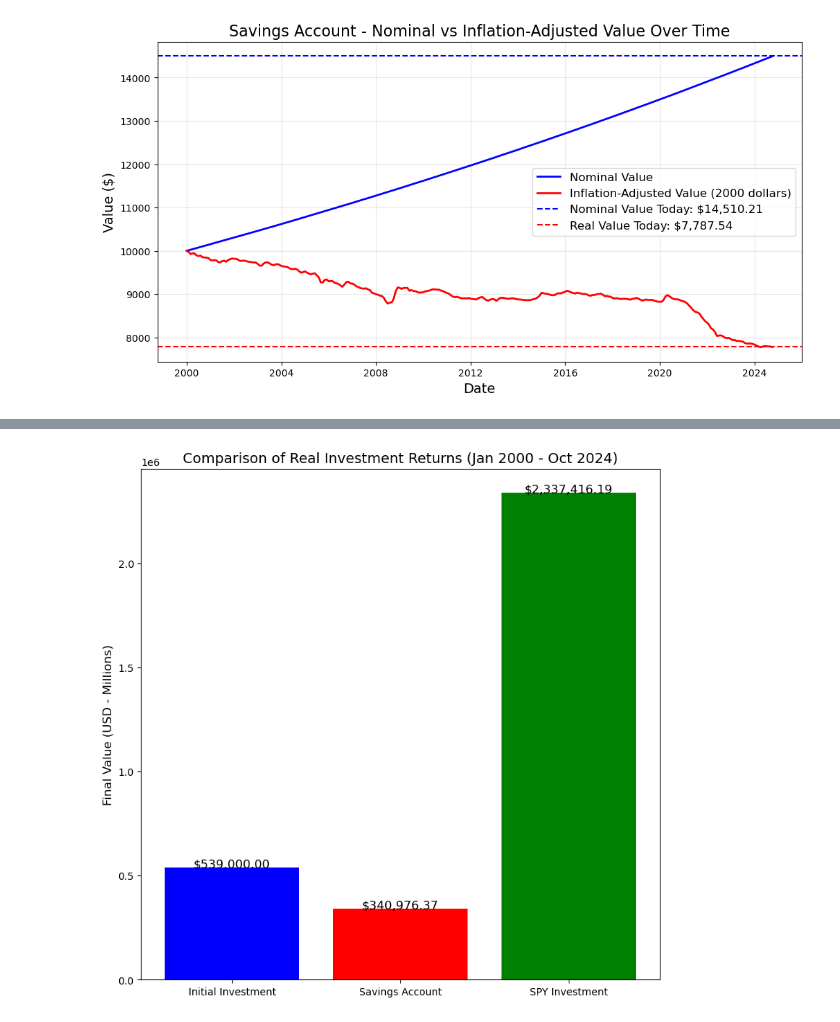
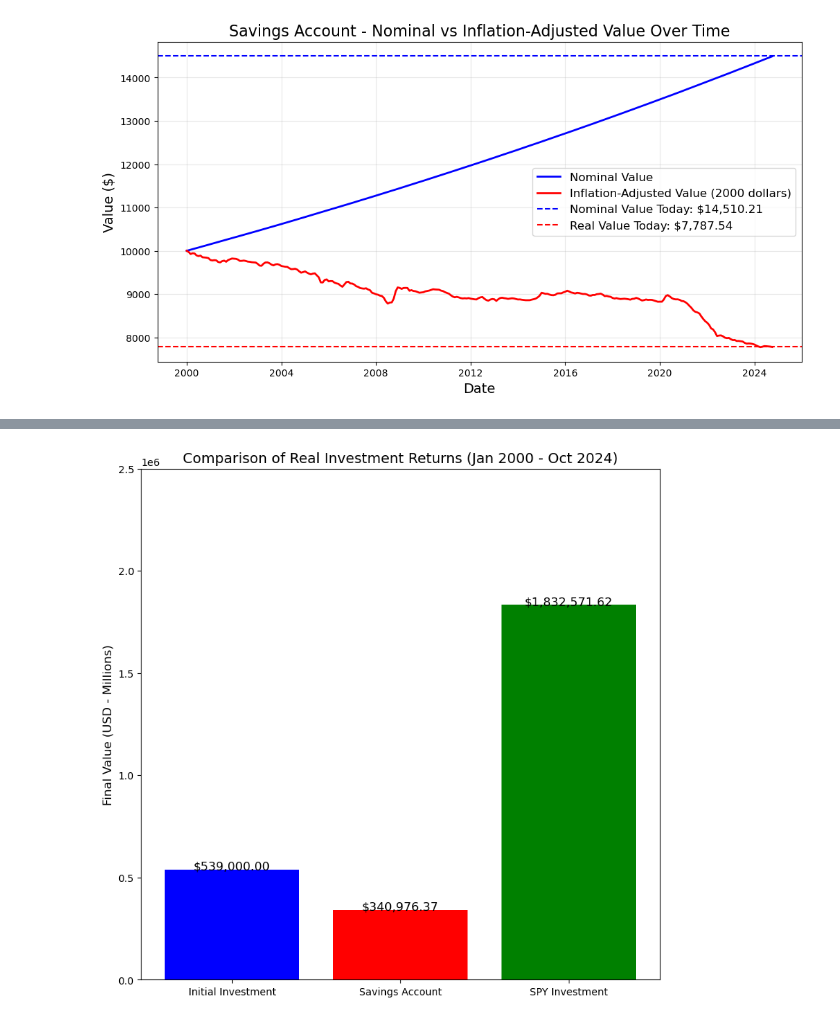
Before and after one commit to dhcchh/SPY-Analytics-Forecasting-Project, a Jupyter notebook: Notebooks-Analysis/analysis_real.ipynb, the cells around one changed output, grey strips where cells are left out. Saved outputs shown, nothing was run; the diff lists cells and outputs as text; code cells hidden in the pictures.

```diff
--- a/Notebooks-Analysis/analysis_real.ipynb
+++ b/Notebooks-Analysis/analysis_real.ipynb
@@ -69,7 +69,3 @@ The formula is:
 $$\text{Inflation Adjusted Price} = \text{Nominal SPY Price} \times \left(\frac{\text{Current CPI}}{\text{Historical CPI}}\right)$$
 
 We will find the adjustment factor which is $ \frac{\text{Current CPI}}{\text{Historical CPI}} $
-# %%
-current_cpi = cpi["cpi_value"].iloc[0]
-cpi["adj_fac"] = current_cpi / cpi["cpi_value"]
-cpi
@@ -106,3 +71,0 @@ spy
-# %%
-spy = spy.merge(cpi, on="date")
-spy = spy.drop(columns="cpi_value")
@@ -296,3 +250,22 @@ plt.savefig("savings_account_plot.png", dpi=300)
 plt.show()
 # %% [output]
 [figure]
+# %%
+# Initialize investment
+initial_investment = 10000
+
+# Calculate nominal and real investment values
+nominal_inv_10k = (merged_df["close_price"] / merged_df["close_price"].iloc[0]) * initial_investment
+real_inv_10k = (merged_df["real_price"] / merged_df["real_price"].iloc[0]) * initial_investment
+
+# Add calculated values to the merged DataFrame
+merged_df["nominal_inv_10k"] = nominal_inv_10k
+merged_df["real_inv_10k"] = real_inv_10k
+
+# Get the final values
+nominal_value_today = nominal_inv_10k.iloc[-1]
+real_value_today = real_inv_10k.iloc[-1]
+
+# Print the results
+print(f"Nominal Value Today: ${nominal_value_today:,.2f}")
+print(f"Real Value Today: ${real_value_today:,.2f}")
@@ -355,7 +325,7 @@ plt.show()
 Now given the returns from each medium, we visualise our returns
 """
 
-spy_final_real_value = 33999.39
+spy_final_real_value = 32493.05
 savings_final_real_value = 7787.37
 initial_investment = 10000
 
@@ -643,24 +541,24 @@ plt.show()
 # %%
-pf_final_real_value = 2337416.19
+pf_final_real_value = 1832571.62
 savings_final_real_value = 340976.37
 total_investment = 539000
 
 categories = ["Initial Investment", "Savings Account", "SPY Investment"]
 values = [total_investment, savings_final_real_value, pf_final_real_value]
 
 plt.figure(figsize=(8, 8))
 plt.bar(categories, values, color=["blue", "red", "green"])
 
 plt.title("Comparison of Real Investment Returns (Jan 2000 - Oct 2024)", fontsize=14)
 plt.ylabel("Final Value (USD - Millions)", fontsize=12)
-
+plt.ylim(0,2500000)
 
 for i, v in enumerate(values):
     plt.text(i, v + 1000, f"${v:,.2f}", ha="center", fontsize=12)
 
 plt.tight_layout()
 plt.savefig("part-1.2-fig-6.2.png")
 plt.show()
 # %% [output]
-[figure, old version]
+[figure, new version]
 # %%
```
Also changed, not shown: parts of 22 cells of this notebook.
